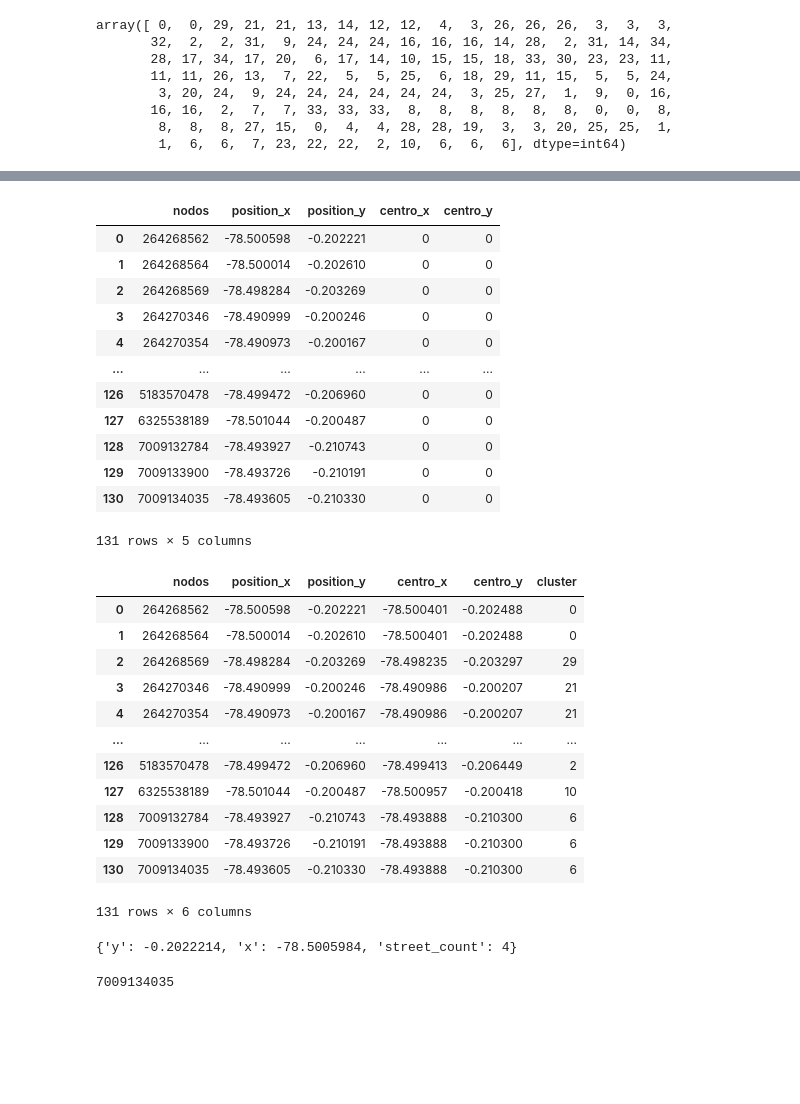
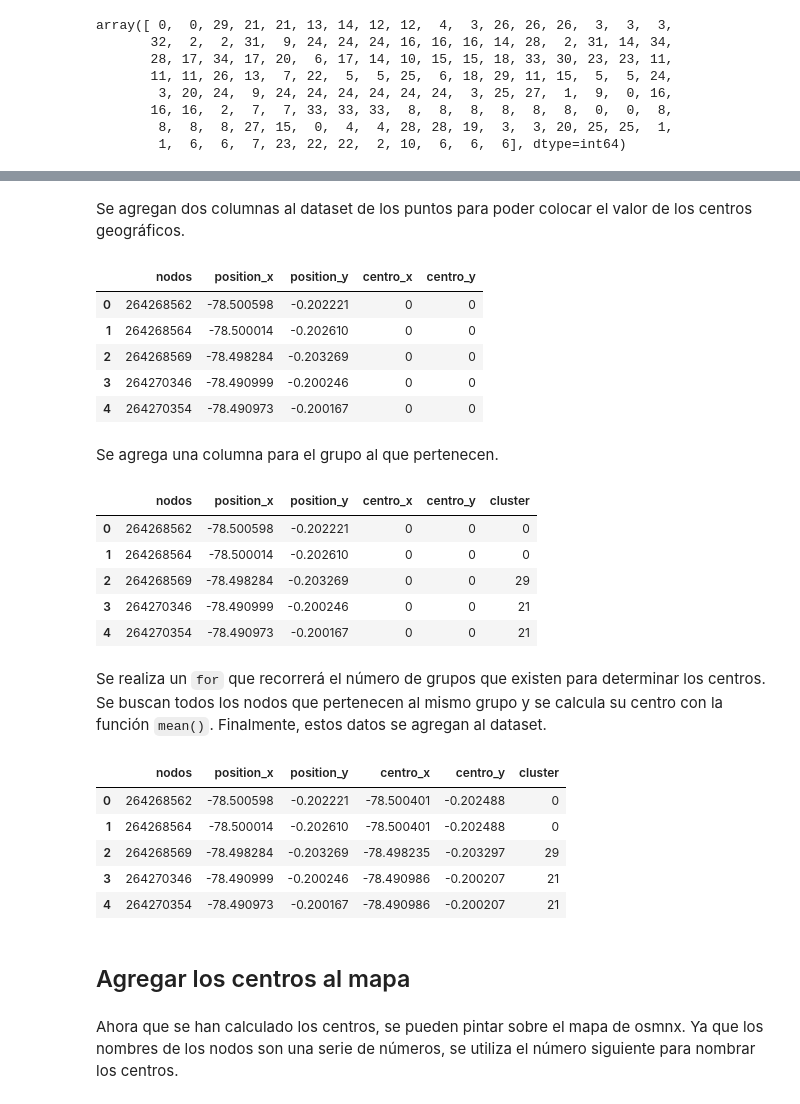
Before and after one commit to danielTeniente/proyecto_capstone, a Jupyter notebook: grafo_sector/Tema_2.ipynb, the cells around one changed output, grey strips where cells are left out. Drawn from its saved outputs; the diff is of its cells as text; code cells hidden in the pictures; blank space fills up the shorter version.

Commit message:
Explicación de los primeros temas hasta clustering

```diff
--- a/grafo_sector/Tema_2.ipynb
+++ b/grafo_sector/Tema_2.ipynb
@@ -13,26 +11,0 @@ point = (-0.206412, -78.499363)
-# %%
-num_clusters = 35
-point = (-0.206412, -78.499363)
-filtro = '["highway"~"primary|secondary|tertiary"]'
-graph = ox.graph_from_point(point, dist=1000, simplify=True, custom_filter=filtro)
-g_nodes = list(graph.nodes)
-positions = {}
-for node_name in g_nodes:
-    positions[node_name] = (graph.nodes[node_name]['x'],graph.nodes[node_name]['y'])
-positions_x = nx.get_node_attributes(graph,'x')
-positions_y = nx.get_node_attributes(graph,'y')
-positions_for_data={'nodos':g_nodes,
-    'position_x':positions_x.values(),
-    'position_y':positions_y.values()}
-data = pd.DataFrame.from_dict(positions_for_data)
-scaler = MinMaxScaler()
-data_scaled = scaler.fit_transform(data[['position_x','position_y']])
-data_scaled = pd.DataFrame(data_scaled, columns=data.columns[1:])
-cluster = AgglomerativeClustering(n_clusters=num_clusters, affinity='euclidean', linkage='ward')
-colors_num = cluster.fit_predict(data_scaled)
-
-fig, ax = ox.plot_graph(graph,
-    node_color=colors_num,
-    node_size=50)
-
-plt.show()
@@ -40,0 +12,3 @@ plt.show()
+# %%
+with open('Mapa_OSMNX.pickle', 'rb') as handle:
+    graph = pickle.load(handle)
@@ -100,9 +89,11 @@ order_data
+# %% [markdown]
+Se agregan dos columnas al dataset de los puntos para poder colocar el valor de los centros geográficos.
 # %%
 data['centro_x'] = 0
 # %%
 data['centro_y'] = 0
 # %%
-data
+data.head()
 # %% [output]
 |  | nodos | position_x | position_y | centro_x | centro_y |
 | 0 | 264268562 | -78.500598 | -0.202221 | 0 | 0 |
@@ -110,10 +101,5 @@ data
 | 2 | 264268569 | -78.498284 | -0.203269 | 0 | 0 |
 | 3 | 264270346 | -78.490999 | -0.200246 | 0 | 0 |
 | 4 | 264270354 | -78.490973 | -0.200167 | 0 | 0 |
-| ... | ... | ... | ... | ... | ... |
-| 126 | 5183570478 | -78.499472 | -0.206960 | 0 | 0 |
-| 127 | 6325538189 | -78.501044 | -0.200487 | 0 | 0 |
-| 128 | 7009132784 | -78.493927 | -0.210743 | 0 | 0 |
-| 129 | 7009133900 | -78.493726 | -0.210191 | 0 | 0 |
-| 130 | 7009134035 | -78.493605 | -0.210330 | 0 | 0 |
-131 rows × 5 columns
+# %% [markdown]
+Se agrega una columna para el grupo al que pertenecen.
@@ -120,3 +108,14 @@ data
+# %%
+data.head()
+# %% [output]
+|  | nodos | position_x | position_y | centro_x | centro_y | cluster |
+| 0 | 264268562 | -78.500598 | -0.202221 | 0 | 0 | 0 |
+| 1 | 264268564 | -78.500014 | -0.202610 | 0 | 0 | 0 |
+| 2 | 264268569 | -78.498284 | -0.203269 | 0 | 0 | 29 |
+| 3 | 264270346 | -78.490999 | -0.200246 | 0 | 0 | 21 |
+| 4 | 264270354 | -78.490973 | -0.200167 | 0 | 0 | 21 |
+# %% [markdown]
+Se realiza un `for` que recorrerá el número de grupos que existen para determinar los centros. Se buscan todos los nodos que pertenecen al mismo grupo y se calcula su centro con la función `mean()`. Finalmente, estos datos se agregan al dataset.
 # %%
 centros = []
 for cluster in range(max(colors_num)+1):
@@ -135,20 +131,9 @@ grupo = data.iloc[indices]
 # %%
-data
+data.head()
 # %% [output]
 |  | nodos | position_x | position_y | centro_x | centro_y | cluster |
 | 0 | 264268562 | -78.500598 | -0.202221 | -78.500401 | -0.202488 | 0 |
 | 1 | 264268564 | -78.500014 | -0.202610 | -78.500401 | -0.202488 | 0 |
 | 2 | 264268569 | -78.498284 | -0.203269 | -78.498235 | -0.203297 | 29 |
 | 3 | 264270346 | -78.490999 | -0.200246 | -78.490986 | -0.200207 | 21 |
 | 4 | 264270354 | -78.490973 | -0.200167 | -78.490986 | -0.200207 | 21 |
-| ... | ... | ... | ... | ... | ... | ... |
-| 126 | 5183570478 | -78.499472 | -0.206960 | -78.499413 | -0.206449 | 2 |
-| 127 | 6325538189 | -78.501044 | -0.200487 | -78.500957 | -0.200418 | 10 |
-| 128 | 7009132784 | -78.493927 | -0.210743 | -78.493888 | -0.210300 | 6 |
-| 129 | 7009133900 | -78.493726 | -0.210191 | -78.493888 | -0.210300 | 6 |
-| 130 | 7009134035 | -78.493605 | -0.210330 | -78.493888 | -0.210300 | 6 |
-131 rows × 6 columns
-# %%
-graph.nodes[264268562]
-# %% [output]
-{'y': -0.2022214, 'x': -78.5005984, 'street_count': 4}
@@ -157,4 +140,6 @@ graph.add_node(7009134036)
+# %% [markdown]
+## Agregar los centros al mapa
+# %% [markdown]
+Ahora que se han calculado los centros, se pueden pintar sobre el mapa de osmnx. Ya que los nombres de los nodos son una serie de números, se utiliza el número siguiente para nombrar los centros.
 # %%
-np.max(g_nodes)
+inicio_nodos = max(g_nodes)+1
-# %% [output]
-7009134035
```
Also changed, not shown: parts of 66 cells of this notebook, 7 other files.
